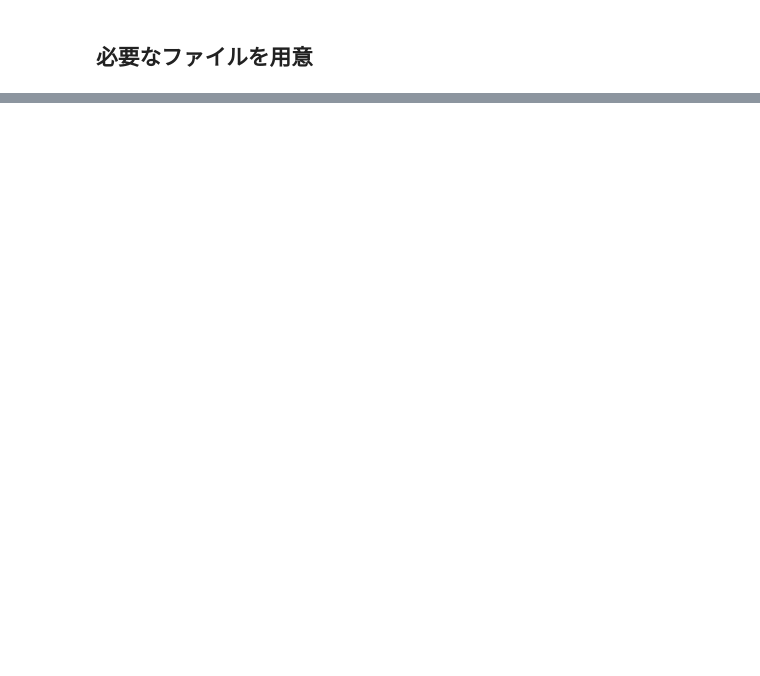
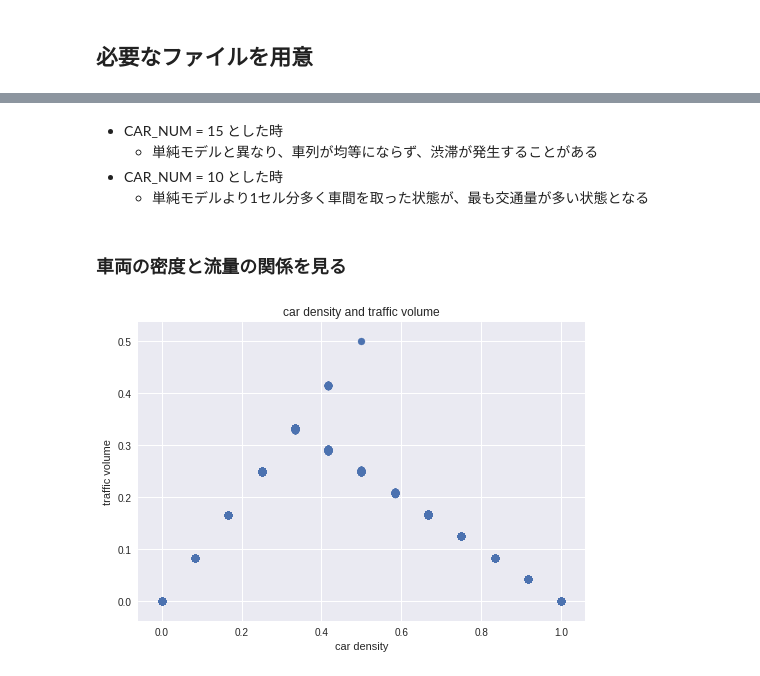
Before and after one commit to h6yaken/cellautomata, a Jupyter notebook: セルオートマトン法を用いた渋滞シミュレーション.ipynb, the cells around one changed output, grey strips where cells are left out. Drawn from its saved outputs; the diff is of its cells as text; code cells hidden in the pictures; blank space fills up the shorter version.

```diff
--- a/セルオートマトン法を用いた渋滞シミュレーション.ipynb
+++ b/セルオートマトン法を用いた渋滞シミュレーション.ipynb
@@ -20,6 +90,4 @@ Unpacking objects: 100% (52/52), done.
 # %%
-CAR_LENGTH = 50
-CAR_NUM = 25
-
 car_line = car_class.CarLine(CAR_LENGTH, CAR_NUM)
+car_line.print()
 # %% [output]
@@ -86,0 +120,11 @@ car_line.run_slow_start(STEPS)
+# %% [markdown]
+*   CAR_NUM = 15 とした時
+    * 単純モデルと異なり、車列が均等にならず、渋滞が発生することがある
+*   CAR_NUM = 10 とした時
+    * 単純モデルより1セル分多く車間を取った状態が、最も交通量が多い状態となる
+# %% [markdown]
+### 車両の密度と流量の関係を見る
+# %%
+car_class.show_scatter_plot_slow_start(CAR_LENGTH)
+# %% [output]
+[figure, added]
```
Also changed, not shown: parts of 27 cells of this notebook.
